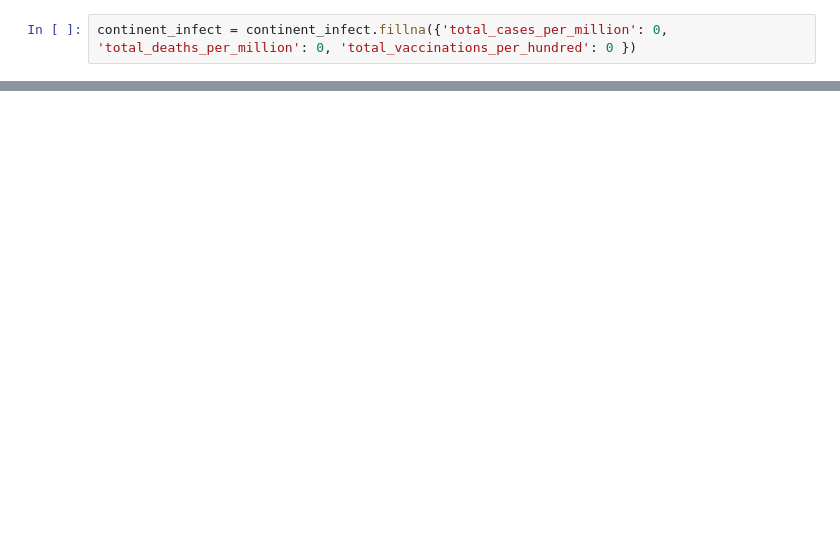
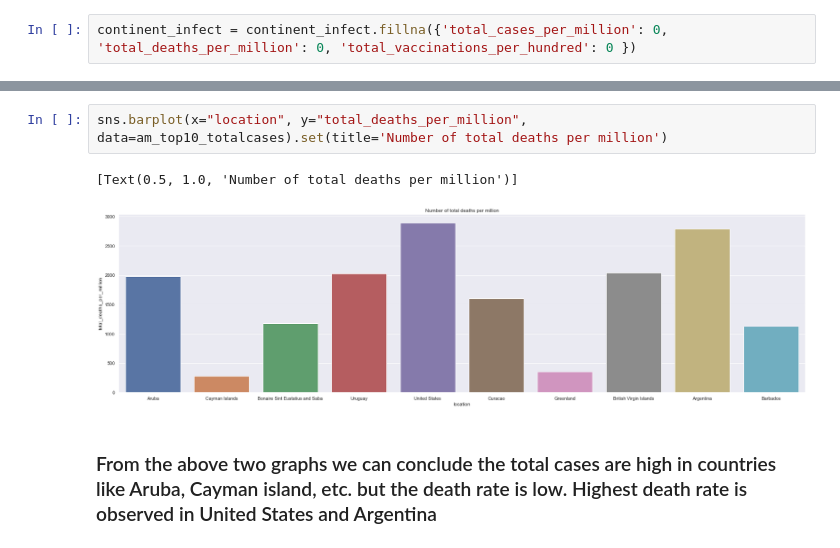
Before and after one commit to NChancheep/ITCS498_com_sci_classproject, a Jupyter notebook: ITCS498_com_sci_classproject.ipynb, the cells around one changed output, grey strips where cells are left out. Drawn from its saved outputs; the diff is of its cells as text; blank space fills up the shorter version.

```diff
--- a/ITCS498_com_sci_classproject.ipynb
+++ b/ITCS498_com_sci_classproject.ipynb
@@ -226,0 +254,7 @@ oceania_infect = continent_infect[continent_infect['continent'] == 'Oceania']
+# %%
+sns.barplot(x="location", y="total_deaths_per_million", data=am_top10_totalcases).set(title='Number of total deaths per million')
+# %% [output]
+[Text(0.5, 1.0, 'Number of total deaths per million')]
+[figure, added]
+# %% [markdown]
+###  From the above two graphs we can conclude the total cases are high in countries like Aruba, Cayman island, etc. but the death rate is low. Highest death rate is observed in United States and Argentina
```
Also changed, not shown: parts of 18 cells of this notebook.
